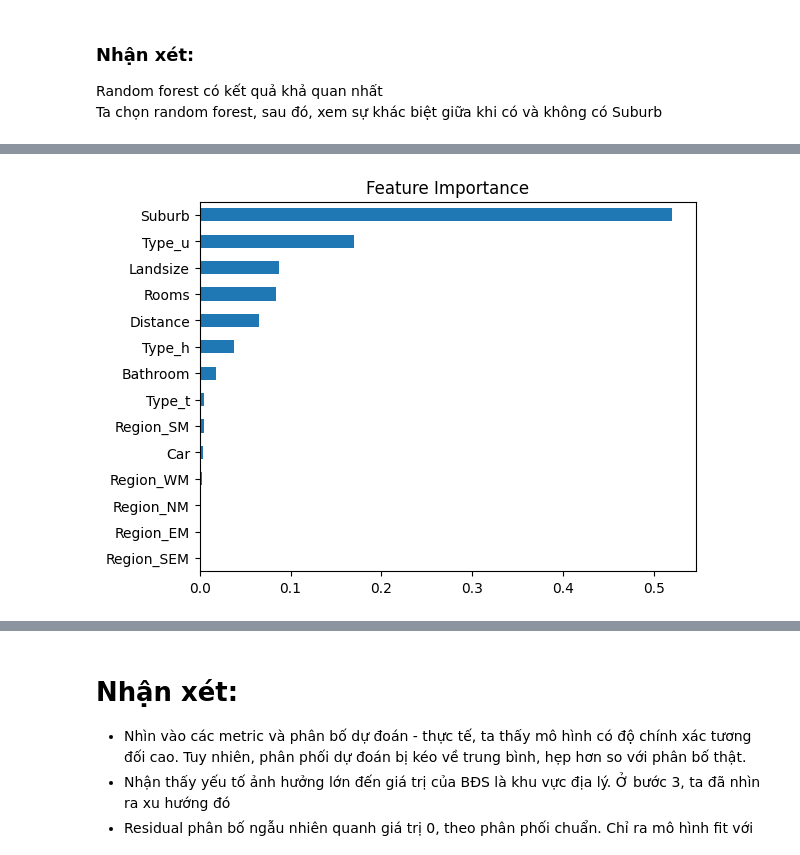
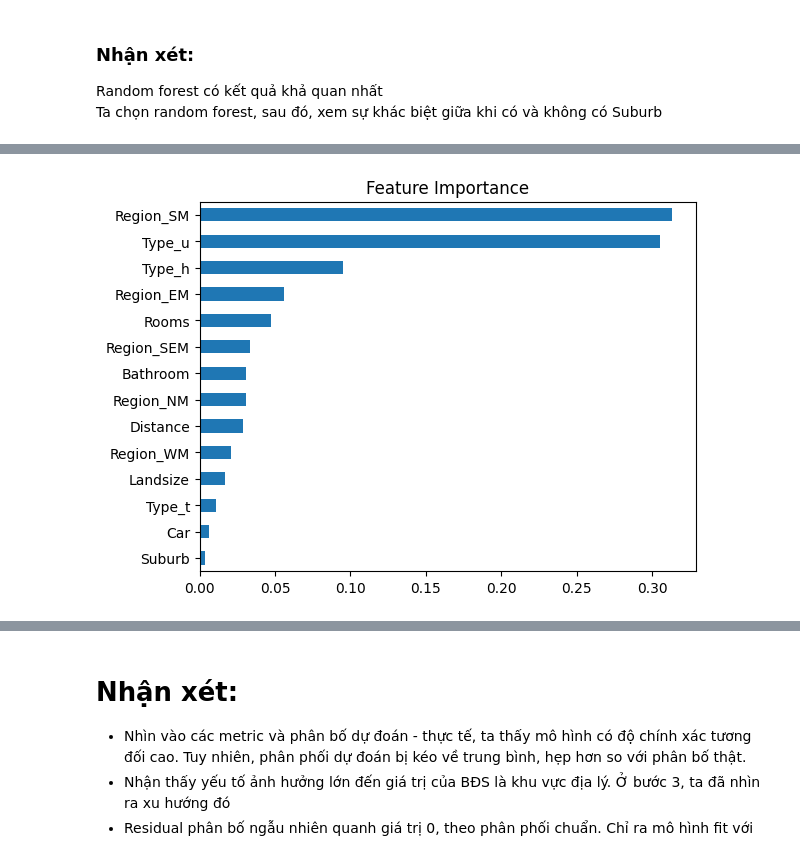
Before and after one commit to bzaat/Real-Estate-Price-Analysis, a Jupyter notebook: 6. Regression Analysis.ipynb, the cells around one changed output, grey strips where cells are left out. Drawn from its saved outputs; the diff is of its cells as text; code cells hidden in the pictures.

```diff
--- a/6. Regression Analysis.ipynb
+++ b/6. Regression Analysis.ipynb
@@ -221,3 +458,31 @@ Sai khác là không quá lớn. Không có dấu hiệu overfit.
+# %%
+#Fit train cho trực quan hóa
+features = [ "Rooms", "Bathroom", "Car", "Landsize", "Distance", "Suburb",
+            "Type_h", "Type_t", "Type_u",
+            "Region_NM", "Region_WM", "Region_SM", "Region_EM", "Region_SEM"]
+target = "log_price"
+
+X = df[features]
+y = df[target]
+
+# Train/Test split
+X_train, X_test, y_train, y_test = train_test_split(X_shuffled, y, test_size=0.2, random_state=42)
+X_train = encoder.fit_transform(X_train, y_train)
+X_test = encoder.transform(X_test)
+
+# Fit XGBoost
+XGBoost = XGBRegressor(
+        n_estimators=300,
+        max_depth=6,
+        learning_rate=0.05,
+        subsample=0.8,
+        colsample_bytree=0.8,
+        random_state=42,
+        n_jobs=-1
+    )
+XGBoost.fit(X_train, y_train)
+# Dự đoán và đánh giá
+y_pred = XGBoost.predict(X_test)
 # %%
 # 1. Trực quan hóa kết quả (Ta giữ log_price để tiện cho việc trực quan hóa)
 plt.figure(figsize=(12, 5))
@@ -244,12 +509,12 @@ plt.show()
 # %%
 # 2. Important features:
-importances = rf.feature_importances_
+importances = XGBoost.feature_importances_
 feat_imp = pd.Series(importances, index=X_train.columns)
 feat_imp.sort_values().plot(kind="barh")
 plt.title("Feature Importance")
 plt.show()
 # %% [output]
-[figure, old version]
+[figure, new version]
 # %%
 # 3. Biểu đồ phần dư
 residuals = y_test - y_pred
```
Also changed, not shown: parts of 16 cells of this notebook, 1 other file.
